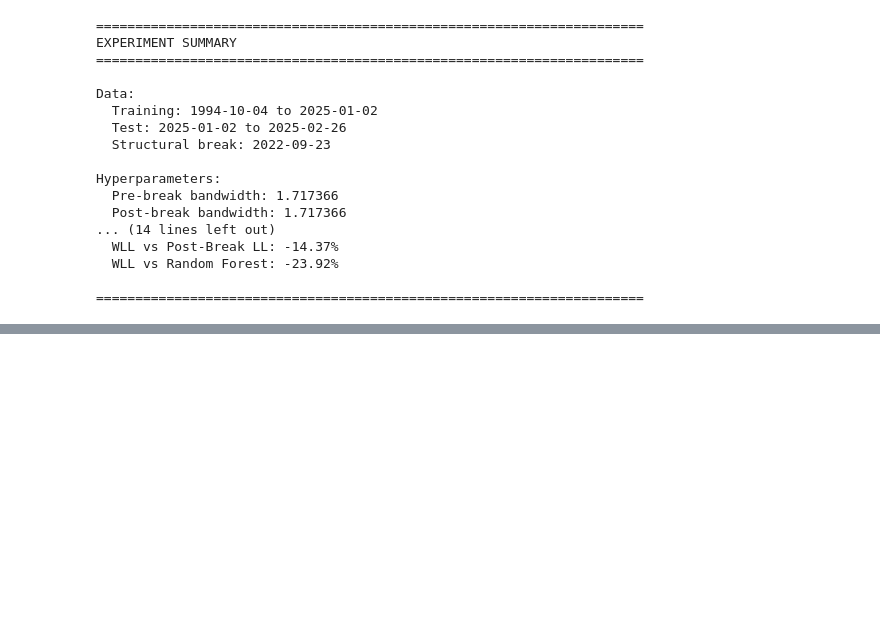
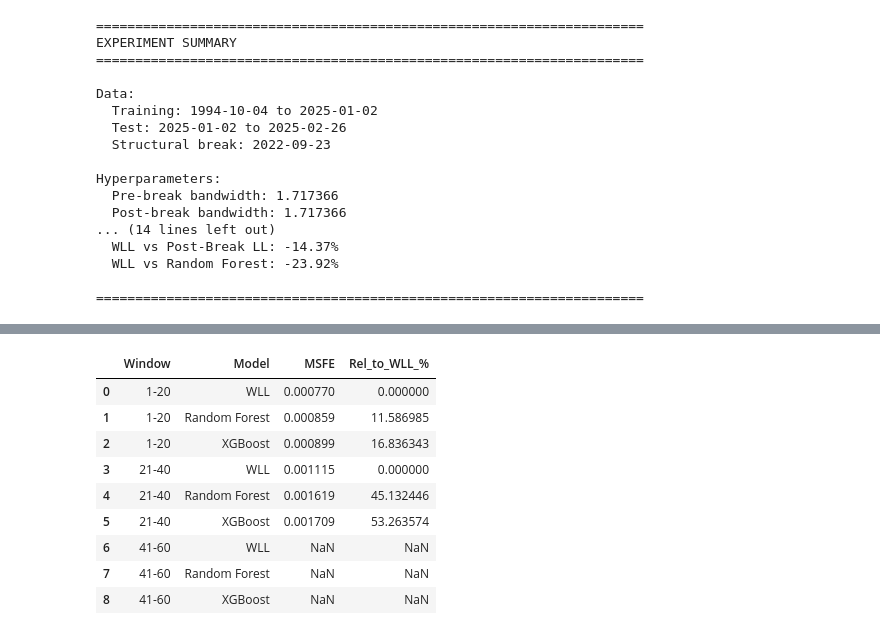
Before and after one commit to MrNovocain/Cocoa, a Jupyter notebook: notebooks/WLL_Cocoa_Experiment.ipynb, the cells around one changed output, grey strips where cells are left out. Cells and saved outputs as stored; diff of their text form; code cells hidden in the pictures; blank space fills up the shorter version.

```diff
--- a/notebooks/WLL_Cocoa_Experiment.ipynb
+++ b/notebooks/WLL_Cocoa_Experiment.ipynb
@@ -891,0 +977,37 @@ Results saved to: W:\Research\NP\Cocoa\output\experiment_results
+# %%
+# Optional: windowed MSFE slices (e.g., 1-20, 21-40, 41-60)
+windows = [(0, 20), (20, 40), (40, 60)]  # adjust as needed
+
+win_rows = []
+for start, end in windows:
+    y_slice = y_true[start:end]
+    for m in models_to_check:
+        yhat_slice = pred_use[m].to_numpy()[start:end]
+        win_rows.append({
+            "Window": f"{start+1}-{end}",
+            "Model": m,
+            "MSFE": msfe(y_slice, yhat_slice),
+        })
+
+win_df = pd.DataFrame(win_rows)
+
+win_rel = []
+for window in win_df["Window"].unique():
+    tmp = win_df[win_df["Window"] == window].copy()
+    wll_val = tmp.loc[tmp["Model"] == "WLL", "MSFE"].values[0]
+    tmp["Rel_to_WLL_%"] = (tmp["MSFE"] / wll_val - 1) * 100
+    win_rel.append(tmp)
+
+win_df_rel = pd.concat(win_rel, ignore_index=True)
+win_df_rel
+# %% [output]
+|  | Window | Model | MSFE | Rel_to_WLL_% |
+| 0 | 1-20 | WLL | 0.000770 | 0.000000 |
+| 1 | 1-20 | Random Forest | 0.000859 | 11.586985 |
+| 2 | 1-20 | XGBoost | 0.000899 | 16.836343 |
+| 3 | 21-40 | WLL | 0.001115 | 0.000000 |
+| 4 | 21-40 | Random Forest | 0.001619 | 45.132446 |
+| 5 | 21-40 | XGBoost | 0.001709 | 53.263574 |
+| 6 | 41-60 | WLL | NaN | NaN |
+| 7 | 41-60 | Random Forest | NaN | NaN |
+| 8 | 41-60 | XGBoost | NaN | NaN |
```
Also changed, not shown: parts of 10 cells of this notebook, 1 other file.
